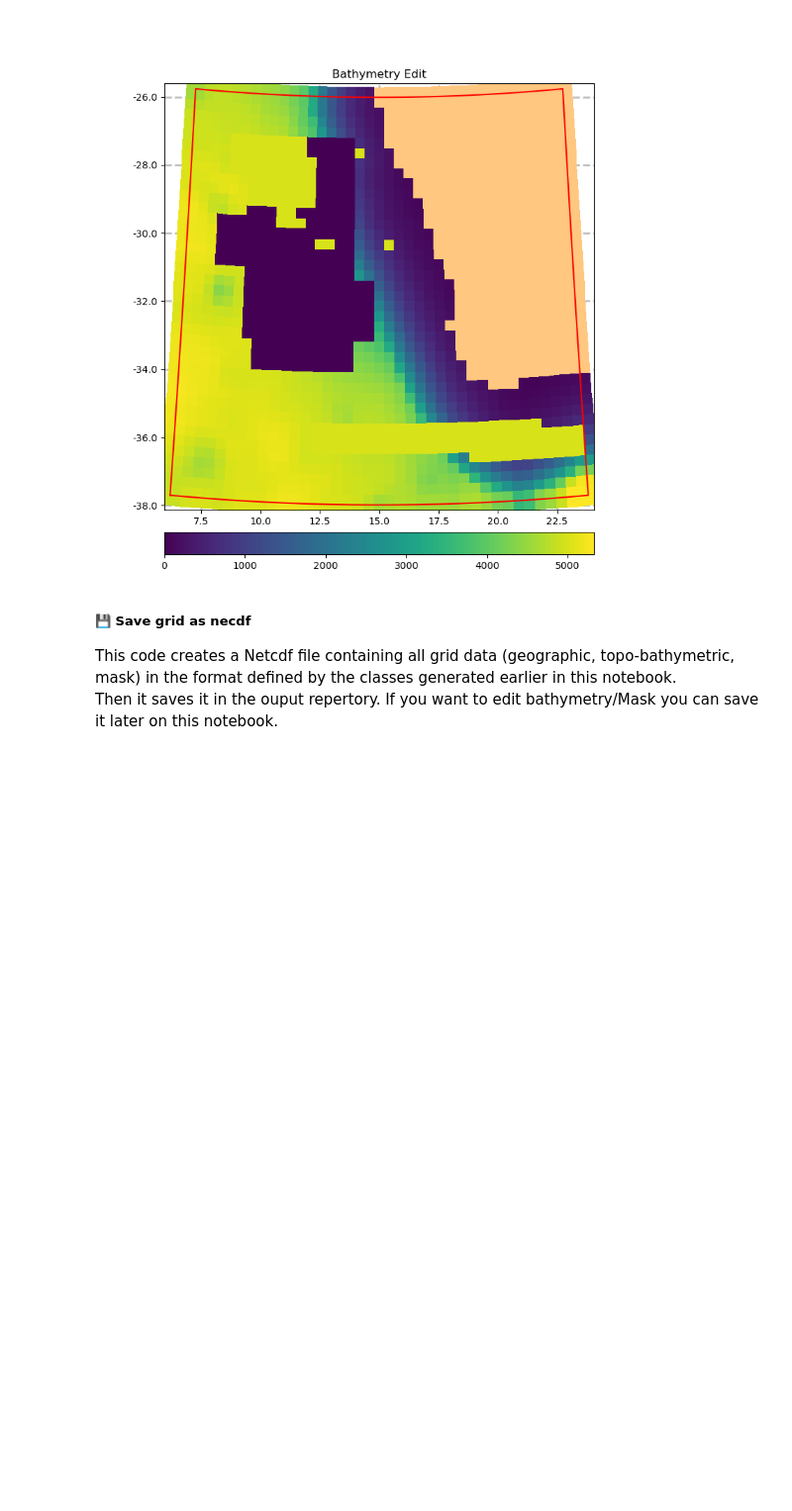
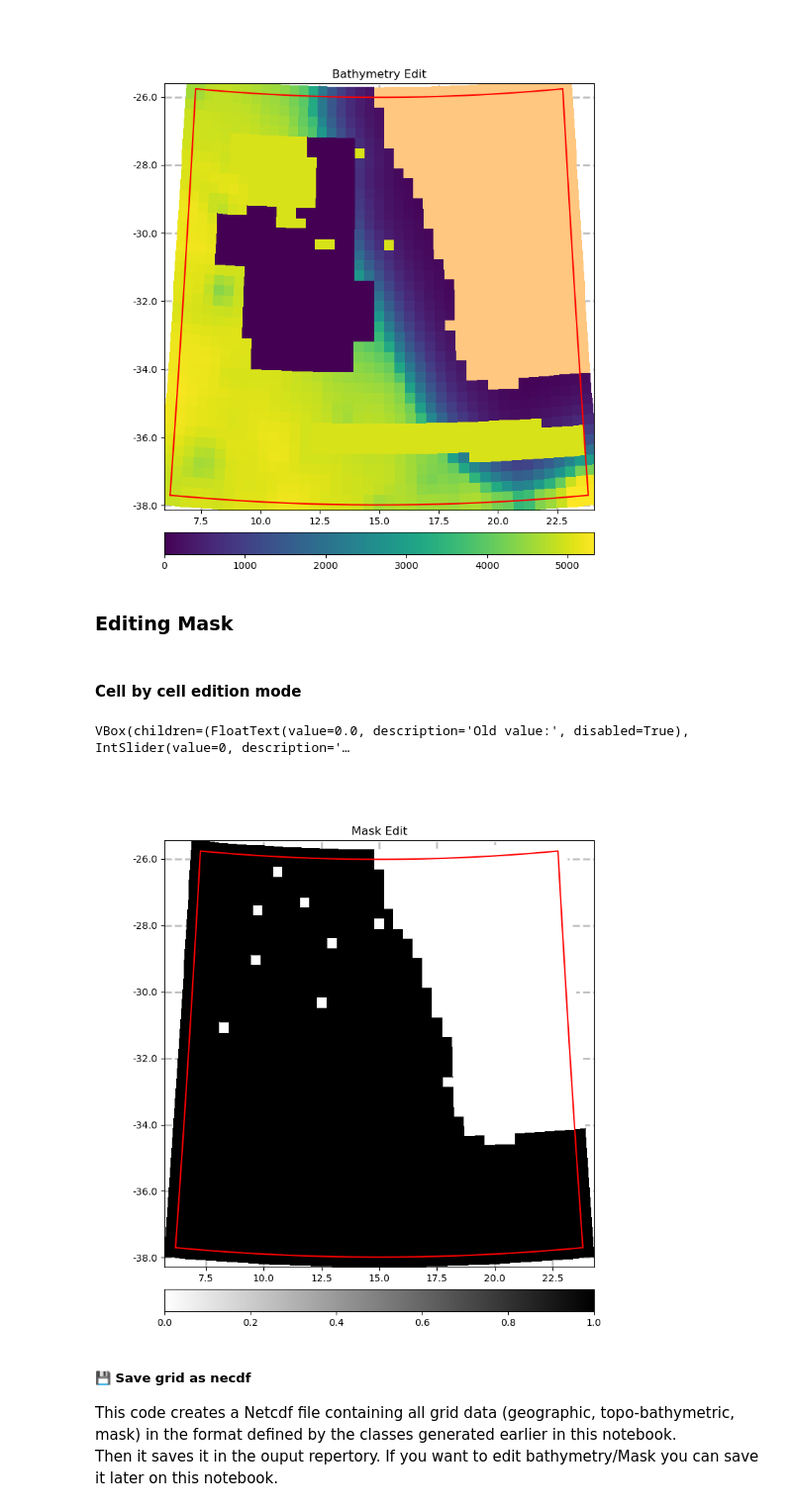
Before and after one commit to alcoat/croco_pytools, a Jupyter notebook: prepro/make_grid.ipynb, the cells around one changed output. Shown at 99% size. Cells and saved outputs as stored; diff of their text form; code cells hidden in the pictures; blank space fills up the shorter version.

Commit message:
Mask edition option available - ref: #4

```diff
--- a/prepro/make_grid.ipynb
+++ b/prepro/make_grid.ipynb
@@ -110,6 +110,18 @@ import tools_grid_edition
 # %% [output]
 VBox(children=(FloatText(value=0.0, description='New value:'), Button(description='Update Values', style=Butto…
 [figure]
+# %% [markdown]
+### Editing Mask
+# %% [markdown]
+#### Cell by cell edition mode
+# %%
+from tools_grid_edition import MaskUpdater, plot_mask
+
+#Create an instance of the class MaskUpdater
+figure_maskcell_updater= MaskUpdater(grid)
+# %% [output]
+VBox(children=(FloatText(value=0.0, description='Old value:', disabled=True), IntSlider(value=0, description='…
+[figure, added]
 # %% [markdown]
 ##### 💾 Save grid as necdf
 This code creates a Netcdf file containing all grid data (geographic, topo-bathymetric, mask) in the format defined by the classes generated earlier in this notebook.
```
Also changed, not shown: parts of 2 cells of this notebook, 1 other file.
